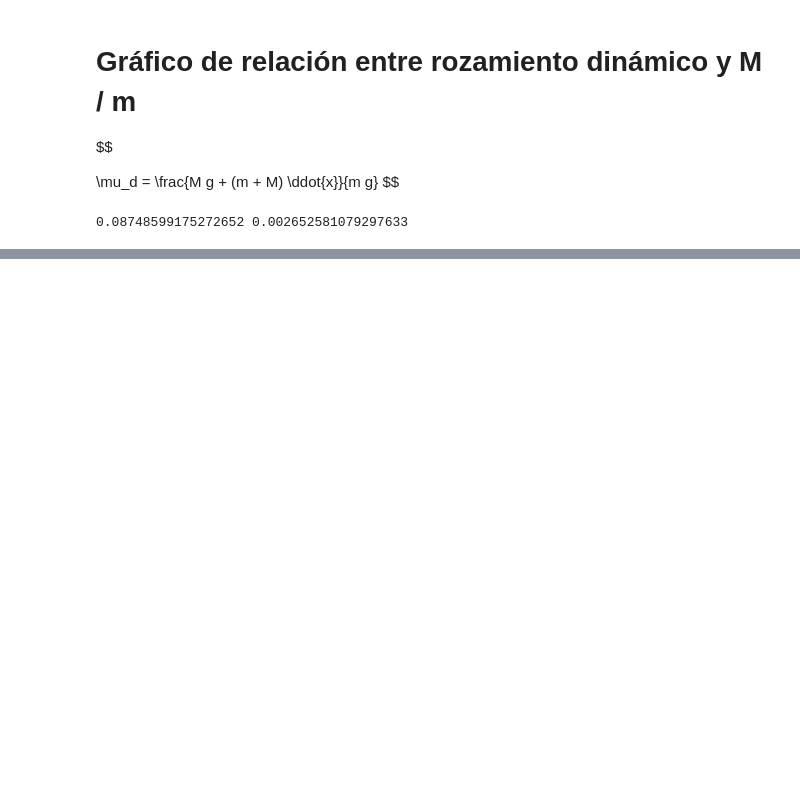
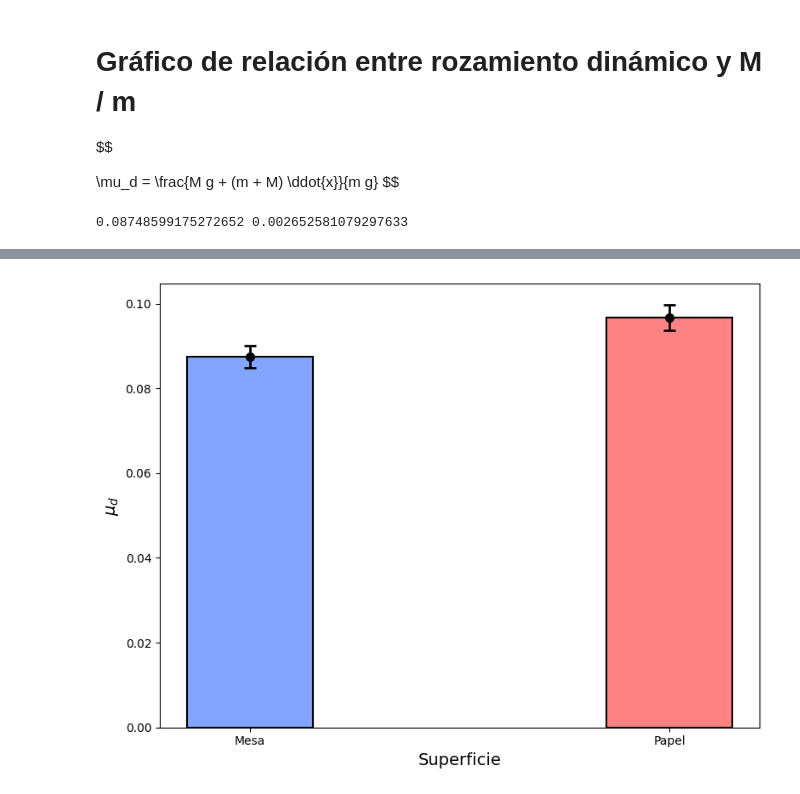
Before and after one commit to FacuVCanale/TP1-FISICA, a Jupyter notebook: mu_d_aproximation.ipynb, the cells around one changed output, grey strips where cells are left out. Drawn from its saved outputs; the diff is of its cells as text; code cells hidden in the pictures; blank space fills up the shorter version.

```diff
--- a/mu_d_aproximation.ipynb
+++ b/mu_d_aproximation.ipynb
@@ -285,0 +298,95 @@ plt.show()
+# %%
+# HACER ESTO PARA CADA TIPO DE SUPERFICIE
+datasets = [
+    { "file" : 'data_dosplataymadera_oro.csv', "m" : 110 + 2 * 23 + 6, "M" : 72 },
+    { "file" : 'data_maderayoro_dosplata.csv', "m" : 110 + 6 + 72, "M" : 2 * 23 },
+    { "file" : 'data_plata_dosplata.csv', "m" : 110 + 23, "M" : 2 * 23}
+]
+
+datasets_papel = [
+    { "file" : 'data_dosplata_oro_PAPEL.csv', "m" : 110 + 2 * 23 + 6, "M" : 72 },
+    { "file" : 'data_tresplata_oro_PAPEL.csv', "m" : 110 + 6 + 72, "M" : 2 * 23 },
+]
+
+
+import matplotlib.pyplot as plt
+import numpy as np
+
+def plot_mus_d_with_error_bar(mus_d, sigmas_mus_d, mean=None, error=None):
+    fig, ax = plt.subplots(figsize=(8, 6))
+
+    # Plot the bars for the data
+    bar_width = 0.3  # Reduce the width to make the bars less "full"
+    x_positions = np.arange(len(mus_d))
+
+    # Create bars: first bar is "Caso mesa" in lighter blue, second bar is "Caso Papel" in lighter red
+    colors = [(0.3, 0.5, 1, 0.7), (1, 0.3, 0.3, 0.7)]  # Lighter blue and red with some transparency
+    labels = ['Mesa', 'Papel']
+
+    ax.bar(x_positions, mus_d, color=colors, width=bar_width, edgecolor='black', linewidth=1.5)
+
+    # Add error bars on top of bars
+    ax.errorbar(x_positions, mus_d, yerr=sigmas_mus_d, fmt='o', color='black', capsize=5, elinewidth=2, markeredgewidth=2)
+
+    if mean is not None:
+        # Plot the mean line in red
+        ax.axhline(mean, color='red', linewidth=2, label='Promedio')
+
+    # Plot the error bounds using fill_between
+    if error is not None:
+        ax.fill_between(x_positions, mean - error, mean + error, color='red', alpha=0.2, label='Intervalo de error')
+
+    # Customize the x-axis labels
+    ax.set_xticks(x_positions)
+    ax.set_xticklabels(labels)  # Set labels to "Caso mesa" and "Caso Papel"
+
+    # Customize labels and title
+    ax.set_xlabel('Superficie', fontsize=14)
+    ax.set_ylabel('$\mu_d$', fontsize=14)
+
+    # Add legend if mean is provided
+    if mean is not None:
+        ax.legend(fontsize=12)
+
+    # Show the plot
+    plt.tight_layout()
+    plt.show()
+
+means = []
+errors = []
+
+for datasets_i in [datasets, datasets_papel]:
+
+    mus_d = []
+    errors_mu_d = []
+
+    for dataset in datasets_i:
+        for i in range(1,3):
+            data = pd.read_csv(dataset["file"])
+            data = format_pd(data, i)
+            M, m = dataset["M"], dataset["m"]
+            # se lo sacó copilot del orto
+            tiempo = data["t"].values
+            posicion = distancia(data["x"].values)
+            errores = sigma_d(data["x"].values)
+
+            # Fit the quadratic model to the data
+            popt, pcov = curve_fit(modelo_cuadratico, tiempo, posicion, sigma=errores, absolute_sigma=True)
+
+            # Extract the fitted parameters and their uncertainties
+            a, _, _ = popt
+            error_a = np.sqrt(np.diag(pcov))[0]
+
+            mu = (M * g) + ( m + M ) * a / (m * g)
+            error_mu = get_error_mu_d(M, m, a, 1, 1, error_a)
+            mus_d.append(mu)
+            errors_mu_d.append(error_mu)
+
+    mean, overall_error = mean_with_sigma(mus_d, errors_mu_d)
+
+    means.append(mean)
+    errors.append(overall_error)
+
+plot_mus_d_with_error_bar(means, errors, None, None)
+# %% [output]
+[figure, added]
```
Also changed, not shown: parts of 4 cells of this notebook, 13 other files.
